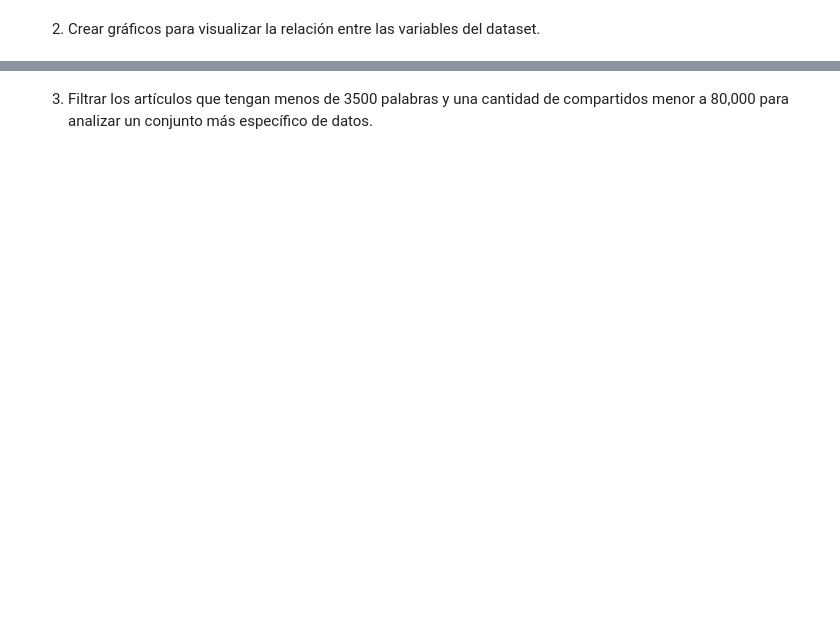
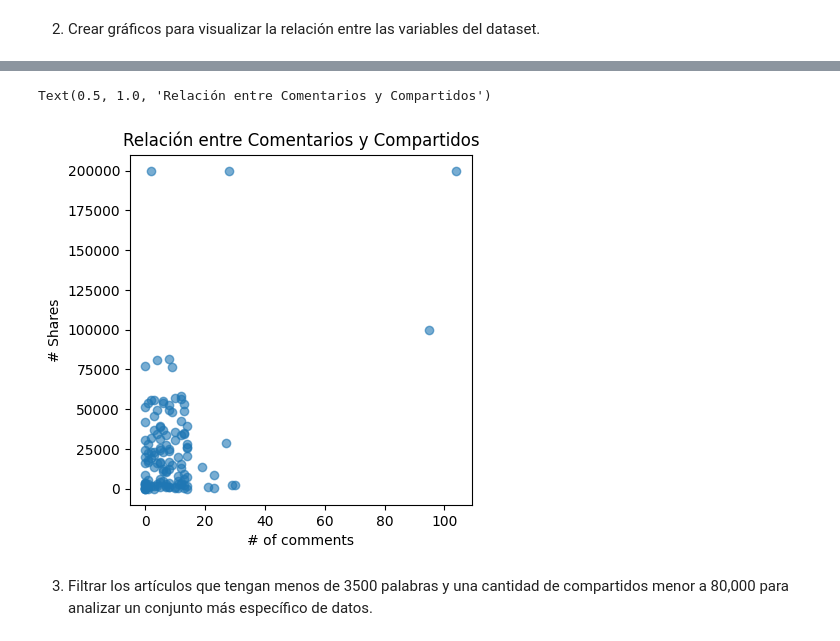
Before and after one commit to LeandroRodrigoMolina/IA_FCAD_2025_1er_Cuatri, a Jupyter notebook: U7/TP5_Aprendizaje.ipynb, the cells around one changed output, grey strips where cells are left out. Cells and saved outputs as stored; diff of their text form; code cells hidden in the pictures; blank space fills up the shorter version.

Commit message:
Complete points now redacting comments

```diff
--- a/U7/TP5_Aprendizaje.ipynb
+++ b/U7/TP5_Aprendizaje.ipynb
@@ -620,2 +664,14 @@ A partir del dataset *articulos_ml.csv* que se encuentra disponible en el campus
+# %%
+plt.figure(figsize=(15,10))
+
+# Gráfico 5: # of comments vs # Shares
+plt.subplot(2, 3, 5)
+plt.scatter(df_articulos['# of comments'], df_articulos['# Shares'], alpha=0.6)
+plt.xlabel('# of comments')
+plt.ylabel('# Shares')
+plt.title('Relación entre Comentarios y Compartidos')
+# %% [output]
+Text(0.5, 1.0, 'Relación entre Comentarios y Compartidos')
+[figure, added]
 # %% [markdown]
 3. Filtrar los artículos que tengan menos de 3500 palabras y una cantidad de compartidos menor a 80,000 para analizar un conjunto más específico de datos.
```
Also changed, not shown: parts of 24 cells of this notebook.
